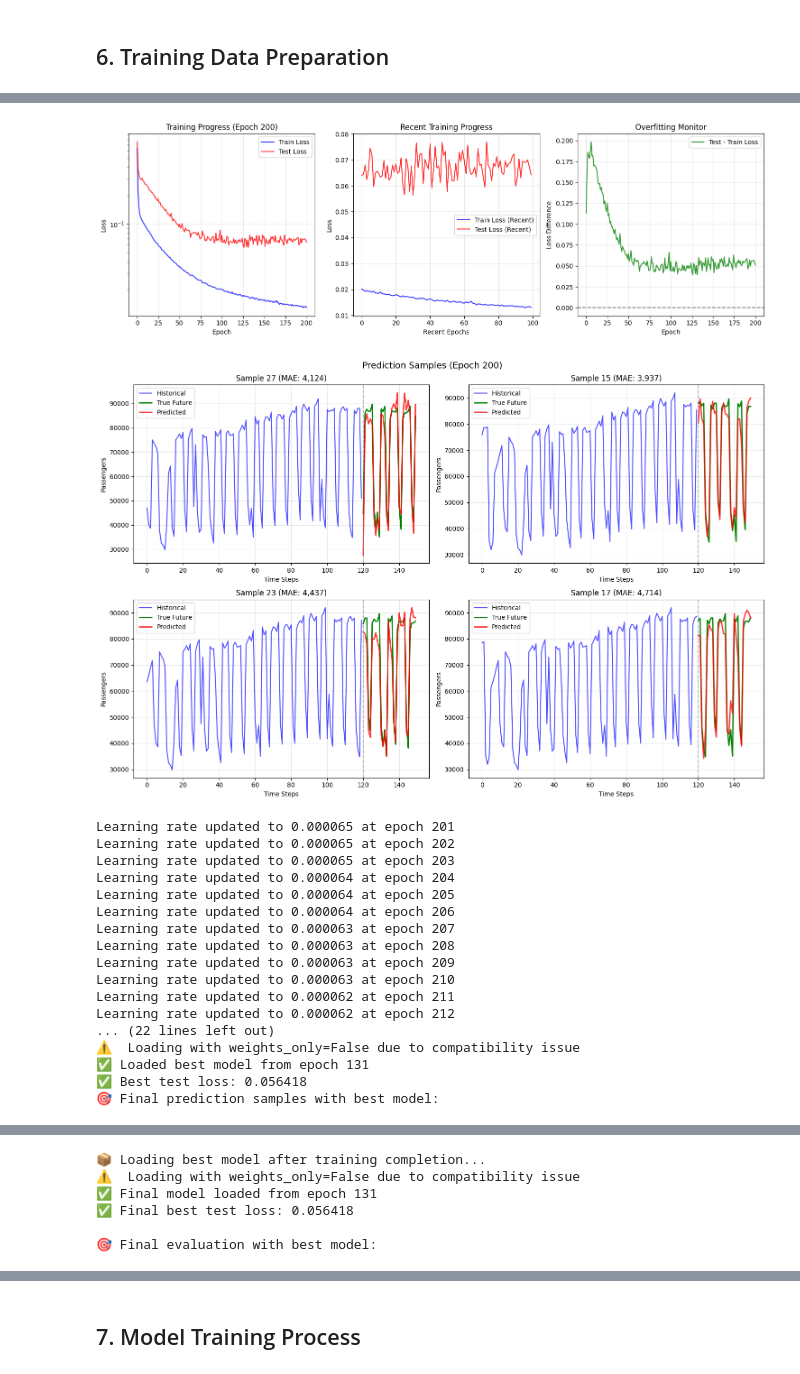
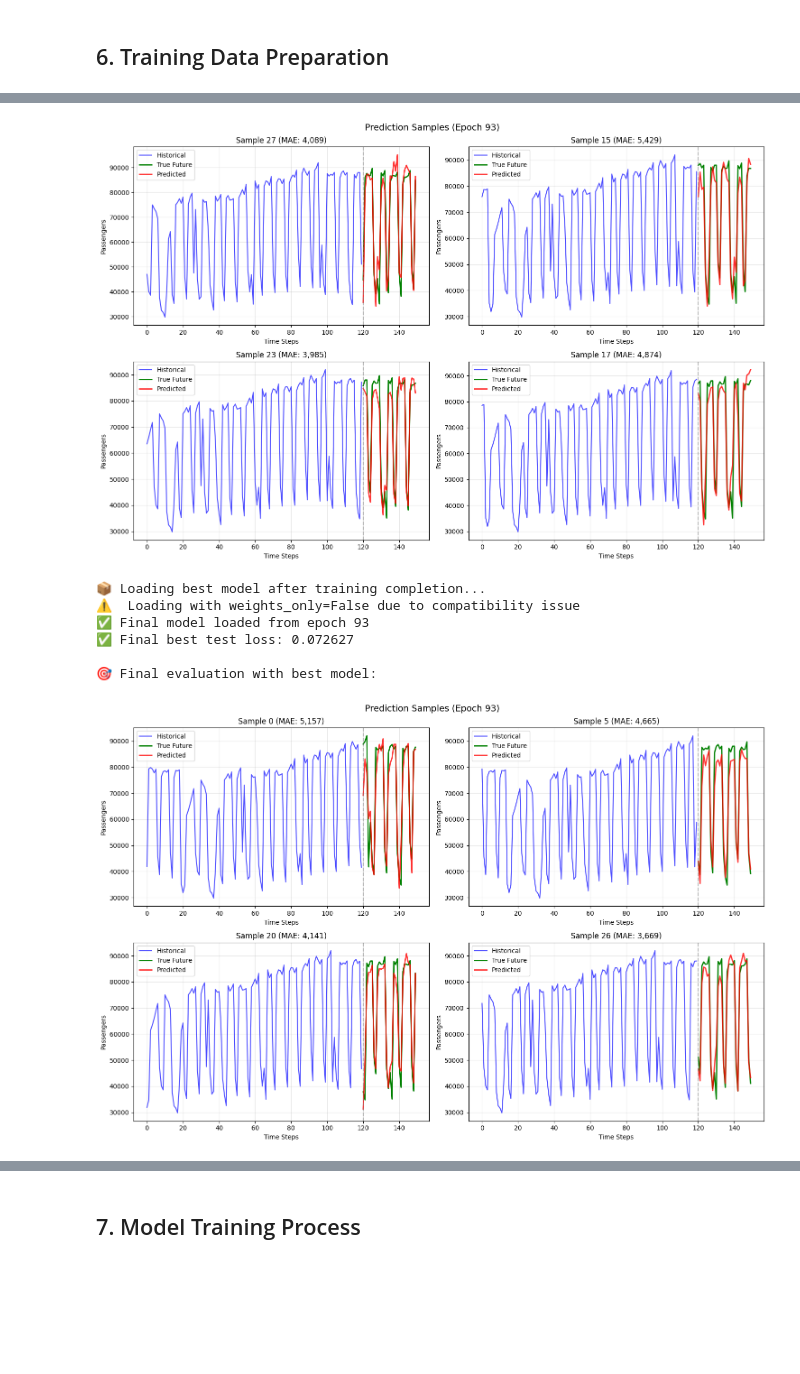
Before and after one commit to Paul-wn/241-353.nongpla, a Jupyter notebook: ML/N-BEATS/Purple/train_purple_multivariate.ipynb, the cells around one changed output, grey strips where cells are left out. Saved outputs shown, nothing was run; the diff lists cells and outputs as text; code cells hidden in the pictures; blank space fills up the shorter version.

```diff
--- a/ML/N-BEATS/Purple/train_purple_multivariate.ipynb
+++ b/ML/N-BEATS/Purple/train_purple_multivariate.ipynb
@@ -127,7 +127,7 @@ print("✅ Improved model save/load functions defined (v2)")
 CONFIG = {
     'forecast_length': 30,  # ทำนาย 30 วันข้างหน้า
     'backcast_length': 30*4,  #
-    'batch_size': 32,
+    'batch_size': 64,
     'learning_rate': 1e-4,
     'epochs': 2000,
     'hidden_units': 256,
@@ -591,7 +591,7 @@ def train_model(model, train_loader, test_loader, test_data, config):
             patience_counter += 1
 
         # Early stopping
-        if patience_counter > 100:
+        if patience_counter > 5:
             print(f'Early stopping at epoch {epoch} - no improvement for 100 epochs')
 
             # Load best model for final prediction samples
@@ -759,19 +759,8 @@ Epoch  200 | Train Loss: 0.013078 | Test Loss: 0.064265 | Best: 0.056418 | LR: 0
-[figure, old version]
+[figure, new version]
+📦 Loading best model after training completion...
+⚠️  Loading with weights_only=False due to compatibility issue
+✅ Final model loaded from epoch 93
+✅ Final best test loss: 0.072627
+
+🎯 Final evaluation with best model:
-[figure, old version]
+[figure, new version]
-Learning rate updated to 0.000065 at epoch 201
-Learning rate updated to 0.000065 at epoch 202
-Learning rate updated to 0.000065 at epoch 203
-Learning rate updated to 0.000064 at epoch 204
-Learning rate updated to 0.000064 at epoch 205
-Learning rate updated to 0.000064 at epoch 206
-Learning rate updated to 0.000063 at epoch 207
-Learning rate updated to 0.000063 at epoch 208
-Learning rate updated to 0.000063 at epoch 209
-Learning rate updated to 0.000063 at epoch 210
-Learning rate updated to 0.000062 at epoch 211
-Learning rate updated to 0.000062 at epoch 212
-... (22 lines left out)
-⚠️  Loading with weights_only=False due to compatibility issue
-✅ Loaded best model from epoch 131
-✅ Best test loss: 0.056418
-🎯 Final prediction samples with best model:
@@ -779,6 +766,0 @@ Learning rate updated to 0.000062 at epoch 212
-📦 Loading best model after training completion...
-⚠️  Loading with weights_only=False due to compatibility issue
-✅ Final model loaded from epoch 131
-✅ Final best test loss: 0.056418
-
-🎯 Final evaluation with best model:
```
Also changed, not shown: parts of 7 cells of this notebook, 14 other files.
